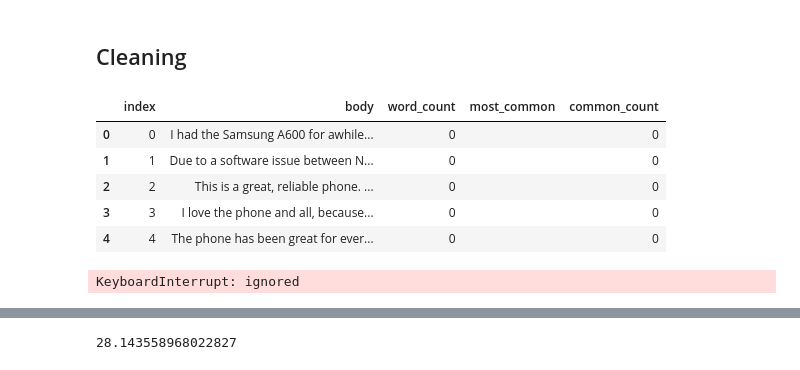
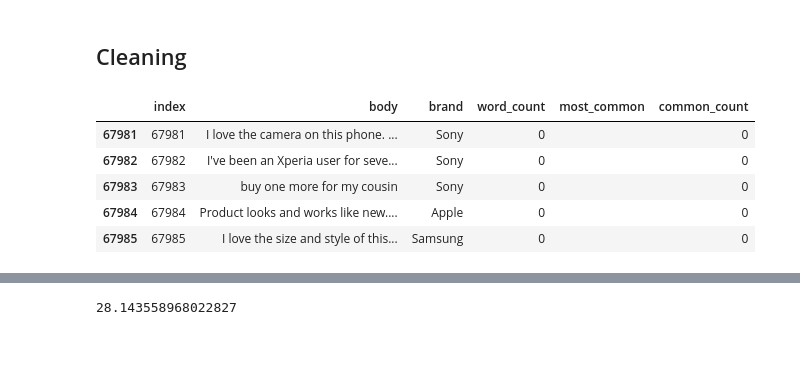
Before and after one commit to Vish4github/News-Category-Classification-using-Transfer-Learning, a Jupyter notebook: Amazon_Cell_Phone_Reviews.ipynb, the cells around one changed output, grey strips where cells are left out. Saved outputs shown, nothing was run; the diff lists cells and outputs as text; code cells hidden in the pictures.

```diff
--- a/Amazon_Cell_Phone_Reviews.ipynb
+++ b/Amazon_Cell_Phone_Reviews.ipynb
@@ -176,21 +286,20 @@ df.shape
 # %% [markdown]
 ## Cleaning
 # %%
-df_reviews = df['body'].reset_index()
-df_reviews.head()
+df_reviews = df[['body', 'brand']].reset_index()
 df_reviews['body'] = df_reviews['body'].fillna("")
 df_reviews['word_count'] = 0
 df_reviews['most_common'] = ""
 df_reviews['common_count'] = 0
 # %%
-df_reviews.head()
+df_reviews.tail()
 # %% [output]
-|  | index | body | word_count | most_common | common_count |
-| 0 | 0 | I had the Samsung A600 for awhile... | 0 |  | 0 |
-| 1 | 1 | Due to a software issue between N... | 0 |  | 0 |
-| 2 | 2 | This is a great, reliable phone. ... | 0 |  | 0 |
-| 3 | 3 | I love the phone and all, because... | 0 |  | 0 |
-| 4 | 4 | The phone has been great for ever... | 0 |  | 0 |
+|  | index | body | brand | word_count | most_common | common_count |
+| 67981 | 67981 | I love the camera on this phone. ... | Sony | 0 |  | 0 |
+| 67982 | 67982 | I've been an Xperia user for seve... | Sony | 0 |  | 0 |
+| 67983 | 67983 | buy one more for my cousin | Sony | 0 |  | 0 |
+| 67984 | 67984 | Product looks and works like new.... | Apple | 0 |  | 0 |
+| 67985 | 67985 | I love the size and style of this... | Samsung | 0 |  | 0 |
 # %%
 stop_words = set(stopwords.words("english"))
 for i in range(df_reviews.shape[0]):
@@ -214,19 +323,17 @@ for i in range(df_reviews.shape[0]):
             filtered_rev.append(w)
 
     #Compute number of words
-    df_reviews.iloc[i,2] = len(filtered_rev)
+    df_reviews.iloc[i,3] = len(filtered_rev)
 
     #Find the most common word and its count
     fdist = FreqDist(filtered_rev)
 
     if len(filtered_rev) > 1:
-        df_reviews.iloc[i,3] = fdist.most_common(1)[0][0]
-        df_reviews.iloc[i,4] = fdist.most_common(1)[0][1]
+        df_reviews.iloc[i,4] = fdist.most_common(1)[0][0]
+        df_reviews.iloc[i,5] = fdist.most_common(1)[0][1]
     else:
-        df_reviews.iloc[i,3] = ""
-        df_reviews.iloc[i,4] = 0
+        df_reviews.iloc[i,4] = ""
+        df_reviews.iloc[i,5] = 0
-# %% [output]
-KeyboardInterrupt: ignored
 # %%
 df_reviews.head()
 # %% [output]
```
Also changed, not shown: parts of 39 cells of this notebook.
